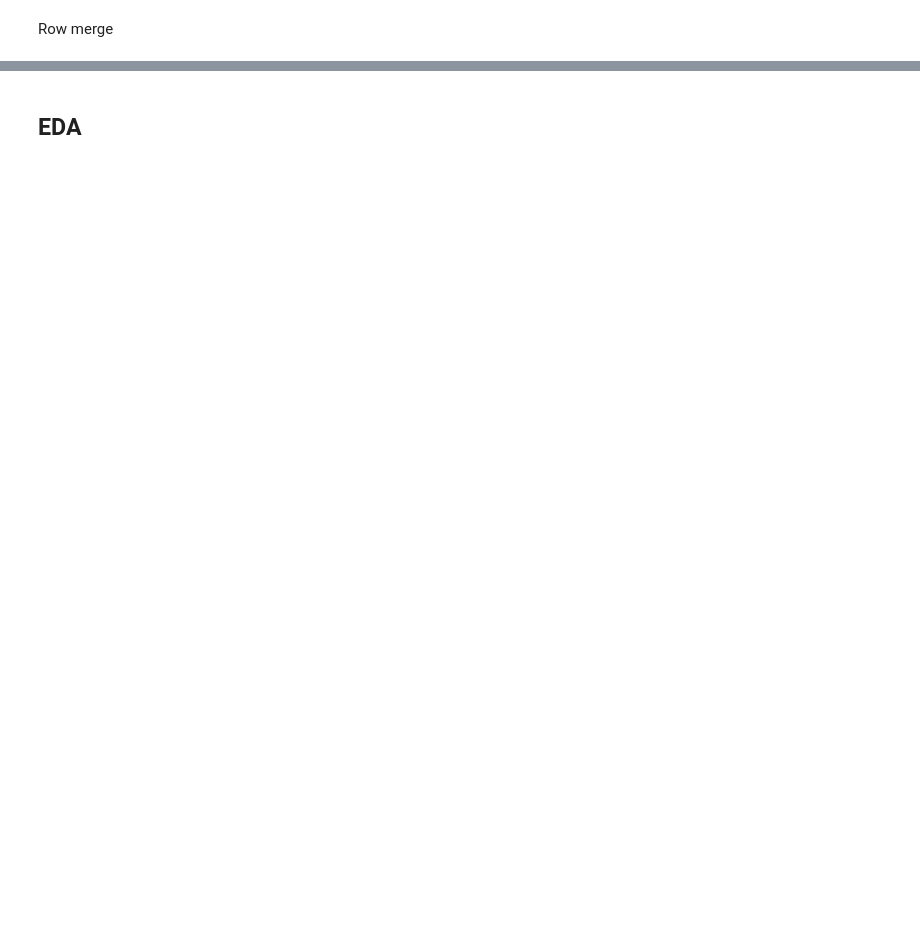
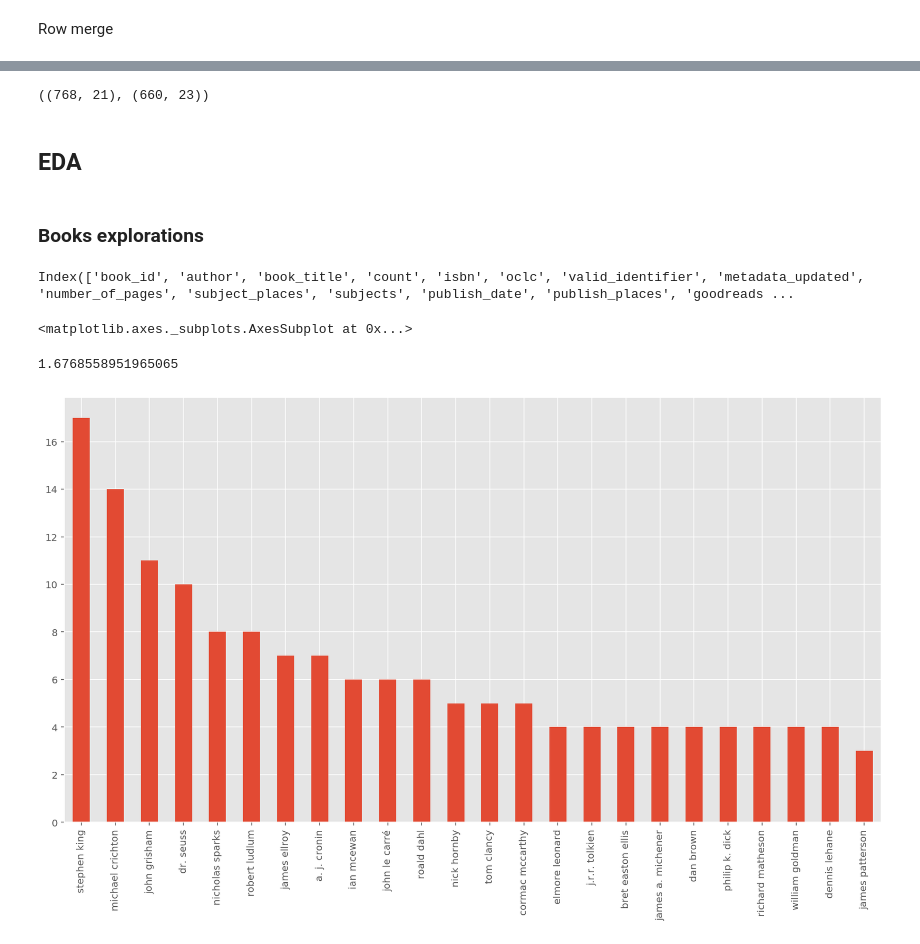
Before and after one commit to chanvarma/chanvarma-thinkful, a Jupyter notebook: capstones/1_books_to_movies/data_viz.ipynb, the cells around one changed output, grey strips where cells are left out. Drawn from its saved outputs; the diff is of its cells as text; code cells hidden in the pictures; blank space fills up the shorter version.

Commit message:
initial book EDA

```diff
--- a/capstones/1_books_to_movies/data_viz.ipynb
+++ b/capstones/1_books_to_movies/data_viz.ipynb
@@ -166,3 +186,13 @@ movies.loc[movies['movie_id'] == 'm__53071567_tt0857480'][:4]
 | 13 | m__53071567_tt0857480 | adaptations of the picture of dor... | the picture of dorian gray | tt0857480 | True | NaN | 53071567 | the picture of dorian gray | ['john bailey', 'raymond barry', ... | ... |
 # %% [markdown]
 Row merge
+# %%
+books = books[books['book_id'] != 'b_broken_broken']
+# %%
+#SAVE
+books_s1 = books.copy(deep=True)
+movies_s1 = movies.copy(deep=True)
+# %%
+#run only is necessary
+books = books_s1.copy(deep=True)
+movies = movies_s1.copy(deep=True)
@@ -175,0 +292,19 @@ sum(books['book_id'].value_counts() > 1), sum(movies['movie_id'].value_counts()
+# %%
+try:
+    books['gc_text_reviews_count'] = books['gc_text_reviews_count'] + 1
+    books['publish_date'] = pd.to_datetime(books['publish_date'])
+    books['publish_year'] = books['publish_date'].dt.year.astype('int')
+
+    movies['imdb_released'] = pd.to_datetime(movies['imdb_released'])
+    movies['imdb_year'] = pd.to_datetime(movies['imdb_year'].dt.year)
+except ValueError:
+    pass
+
+try:
+    books.drop(columns=['book_wiki_url', 'adaptations', 'title', 'gc_title', 'publish_date'], inplace = True)
+except KeyError:
+    pass
+
+books.shape, movies.shape
+# %% [output]
+((768, 21), (660, 23))
@@ -176,2 +313,15 @@ sum(books['book_id'].value_counts() > 1), sum(movies['movie_id'].value_counts()
 # %% [markdown]
 ## EDA
+# %% [markdown]
+### Books explorations
+# %%
+books.columns
+# %% [output]
+Index(['book_id', 'author', 'book_title', 'count', 'isbn', 'oclc', 'valid_identifier', 'metadata_updated', 'number_of_pages', 'subject_places', 'subjects', 'publish_date', 'publish_places', 'goodreads ...
+# %%
+books['author'].value_counts()[1:25].plot(kind = 'bar', figsize = (15, 8))
+np.mean(books['author'].value_counts())
+# %% [output]
+<matplotlib.axes._subplots.AxesSubplot at 0x...>
+1.6768558951965065
+[figure, added]
```
Also changed, not shown: parts of 28 cells of this notebook.
